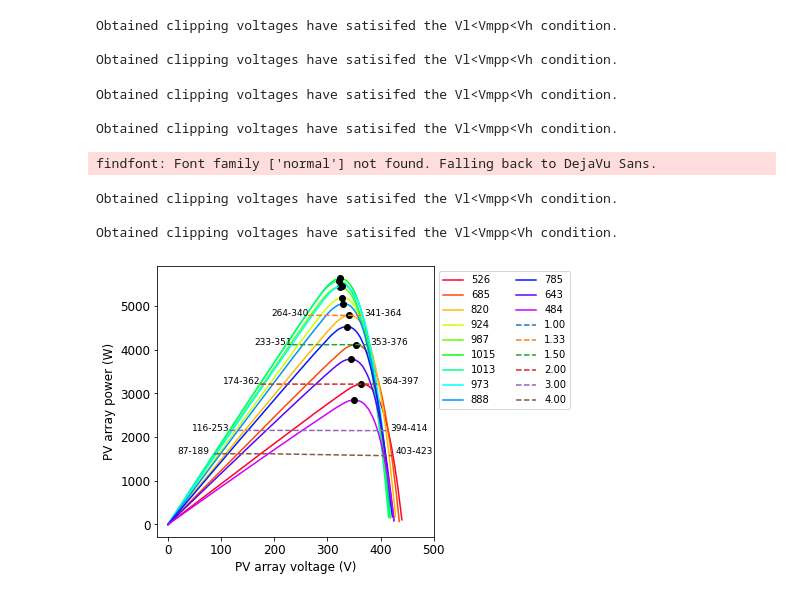
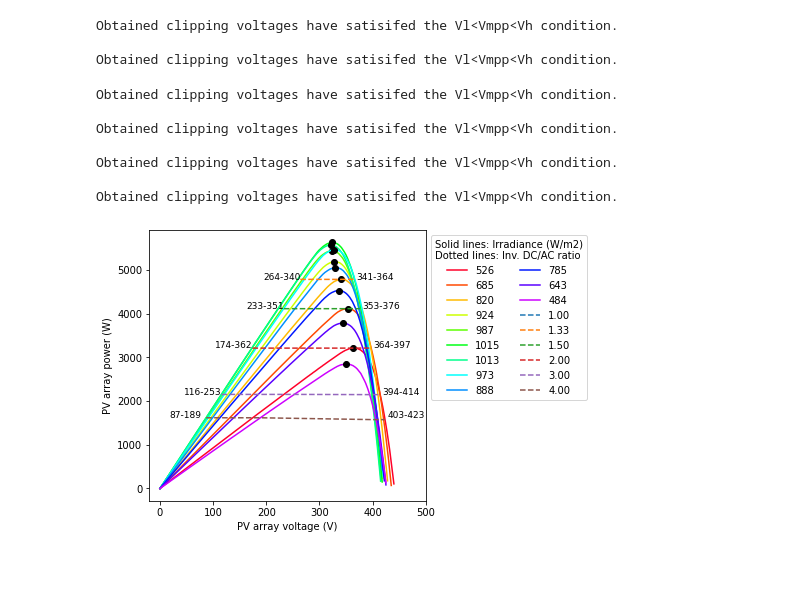
Before and after one commit to CRCVREU/Linux-GPU-Cluster-Tutorial, a Jupyter notebook: 20220429_ArrayIVfrmStringIVs.ipynb, the cells around one changed output. Cells and saved outputs as stored; diff of their text form; code cells hidden in the pictures; blank space fills up the shorter version.

Commit message:
Created using Colaboratory; dc/ac ratio and P-V curves plot corrected and streamlined

```diff
--- a/20220429_ArrayIVfrmStringIVs.ipynb
+++ b/20220429_ArrayIVfrmStringIVs.ipynb
@@ -346,36 +347,36 @@ for i in combdf.index:
     idx = combdf.index.get_loc(i)
     plt.plot(combdf['Array voltage (V)'].loc[i],combdf['Array power (W)'].loc[i],
              label='%d'%(combdf['8157_S1POA (W/m2)'].loc[i]),color=cm(idx/len(combdf)))
     plt.plot(combdf['Array Vmpp (V)'].loc[i],combdf['Array Pmpp (W)'].loc[i],'ok')
 for j in clpdf.index:
     plt.plot(clpdf[['Vl1_clp','Vl2_clp','Vh1_clp','Vh2_clp']].loc[j].tolist(),
              np.array(clpdf[['Vl_pwr','Vh_pwr']].loc[j].tolist()).repeat(2),'--',
              label='%.2f'%(clpdf['DC/AC Ratio'].loc[j]))
-plt.legend(loc='best',bbox_to_anchor=(1,1),fontsize=10,ncol=2)
+plt.legend(loc='best',bbox_to_anchor=(1,1),fontsize=10,ncol=2,title='Solid lines: Irradiance (W/m2)\nDotted lines: Inv. DC/AC ratio')
 # Text on the plot
 lbldf = clpdf[['Vl1_clp','Vl2_clp','Vh1_clp','Vh2_clp']].dropna(how='any')
 for k in clpdf[['Vl1_clp','Vl2_clp','Vh1_clp','Vh2_clp']].dropna().index:
     plt.text(clpdf['Vl1_clp'].loc[k]-70,clpdf['Vl_pwr'].loc[k],'%d-%d'%(clpdf['Vl1_clp'].loc[k],clpdf['Vl2_clp'].loc[k]),size=9)
     # plt.text(clpdf['Vl2_clp'].loc[k],clpdf['Vl_pwr'].loc[k],'%d'%(clpdf['Vl2_clp'].loc[k]),size=10)
     # plt.text(clpdf['Vh1_clp'].loc[k],clpdf['Vl_pwr'].loc[k],'%d'%(clpdf['Vh1_clp'].loc[k]),size=10)
     plt.text(clpdf['Vh2_clp'].loc[k]+5,clpdf['Vl_pwr'].loc[k],'%d-%d'%(clpdf['Vh1_clp'].loc[k],clpdf['Vh2_clp'].loc[k]),size=9)
 ## Axis limits
 plt.xlim([-20,500])
 plt.xlabel('PV array voltage (V)')
 plt.ylabel('PV array power (W)')
 temp_name3 = '/ArrayCurves_clip_levels.png'
 plt.subplots_adjust(left=0.15, right=0.79, top=0.99, bottom=0.05)
 plt.savefig(fold_loc+temp_name3,bbox_inches='tight',pad_inches=0.1, dpi=250)
 plt.show()
 # %% [output]
 Obtained clipping voltages have satisifed the Vl<Vmpp<Vh condition.
 
 Obtained clipping voltages have satisifed the Vl<Vmpp<Vh condition.
 Obtained clipping voltages have satisifed the Vl<Vmpp<Vh condition.
 
 Obtained clipping voltages have satisifed the Vl<Vmpp<Vh condition.
+
+Obtained clipping voltages have satisifed the Vl<Vmpp<Vh condition.
+
+Obtained clipping voltages have satisifed the Vl<Vmpp<Vh condition.
-findfont: Font family ['normal'] not found. Falling back to DejaVu Sans.
-Obtained clipping voltages have satisifed the Vl<Vmpp<Vh condition.
-
-Obtained clipping voltages have satisifed the Vl<Vmpp<Vh condition.
-[figure, old version]
+[figure, new version]
```
Also changed, not shown: parts of 3 cells of this notebook.
